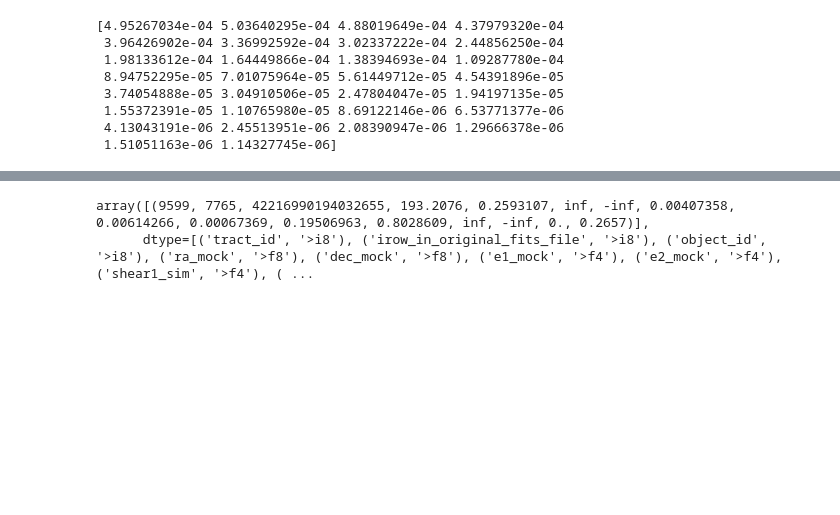
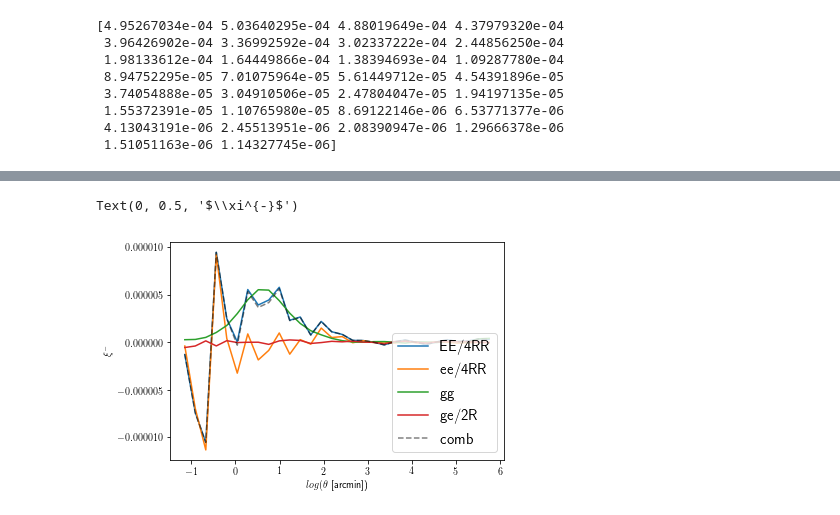
Before and after one commit to mr-superonion/G3sim-HSC, a Jupyter notebook: notebook/blind/6_1-requirement_cosmicShear.ipynb, the cells around one changed output, grey strips where cells are left out. Saved outputs shown, nothing was run; the diff lists cells and outputs as text; code cells hidden in the pictures; blank space fills up the shorter version.

```diff
--- a/notebook/blind/6_1-requirement_cosmicShear.ipynb
+++ b/notebook/blind/6_1-requirement_cosmicShear.ipynb
@@ -161 +219,14 @@ plt.legend()
+# %%
+plt.close()
+plt.plot(corE0.logr,corE1.xim/(2.*0.847)**2.,label='EE/4RR')
+plt.plot(corE0.logr,corE0.xim/(2.*0.847)**2.,label='ee/4RR')
+plt.plot(corE0.logr,corG.xim,label='gg')
+plt.plot(corE0.logr,corGE0.xim/(2.*0.847),label='ge/2R')
+plt.plot(corE0.logr,2*corGE0.xim/(2.*0.847)+corE0.xim/(2.*0.847)**2.+corG.xim,label='comb',color='black',ls='--',alpha=0.5)
+plt.legend(fontsize=15,loc='lower right')
+plt.xlabel(r'$log(\theta$ [arcmin])')
+plt.ylabel(r'$\xi^{-}$')
+# %% [output]
+Text(0, 0.5, '$\\xi^{-}$')
+[figure, added]
 # %%
@@ -168,8 +239,3 @@ catFname=   '/gpfs02/work/shirskms/HSCmock/S19A/shape/%s/%s' %(fieldname,fname)
 data   =   fitsio.read(os.path.join(catFname))
 # %%
 dataU=data[data['object_id']==42216990194032655]
-# %%
-dataU
-# %% [output]
-array([(9599, 7765, 42216990194032655, 193.2076, 0.2593107, inf, -inf, 0.00407358, 0.00614266, 0.00067369, 0.19506963, 0.8028609, inf, -inf, 0., 0.2657)],
-      dtype=[('tract_id', '>i8'), ('irow_in_original_fits_file', '>i8'), ('object_id', '>i8'), ('ra_mock', '>f8'), ('dec_mock', '>f8'), ('e1_mock', '>f4'), ('e2_mock', '>f4'), ('shear1_sim', '>f4'), ( ...
```
Also changed, not shown: parts of 12 cells of this notebook, 3 other files.
